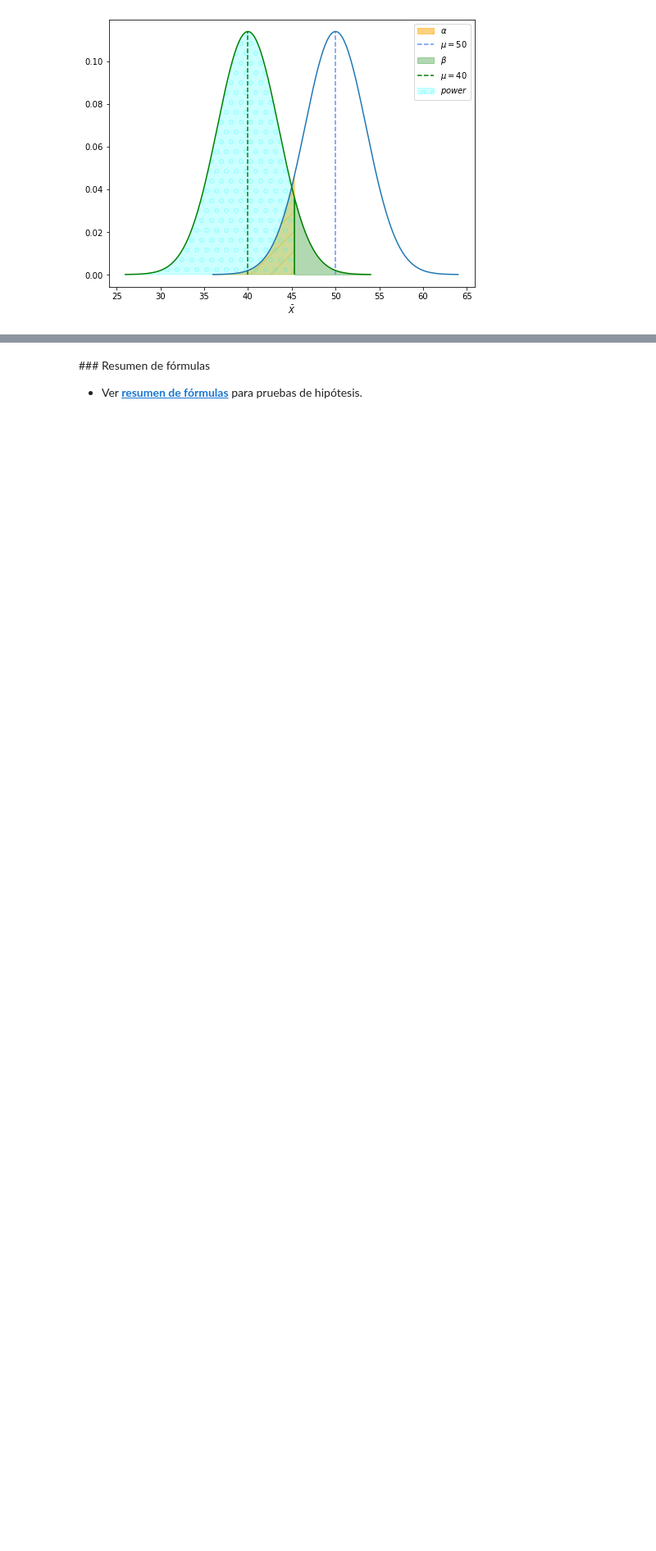
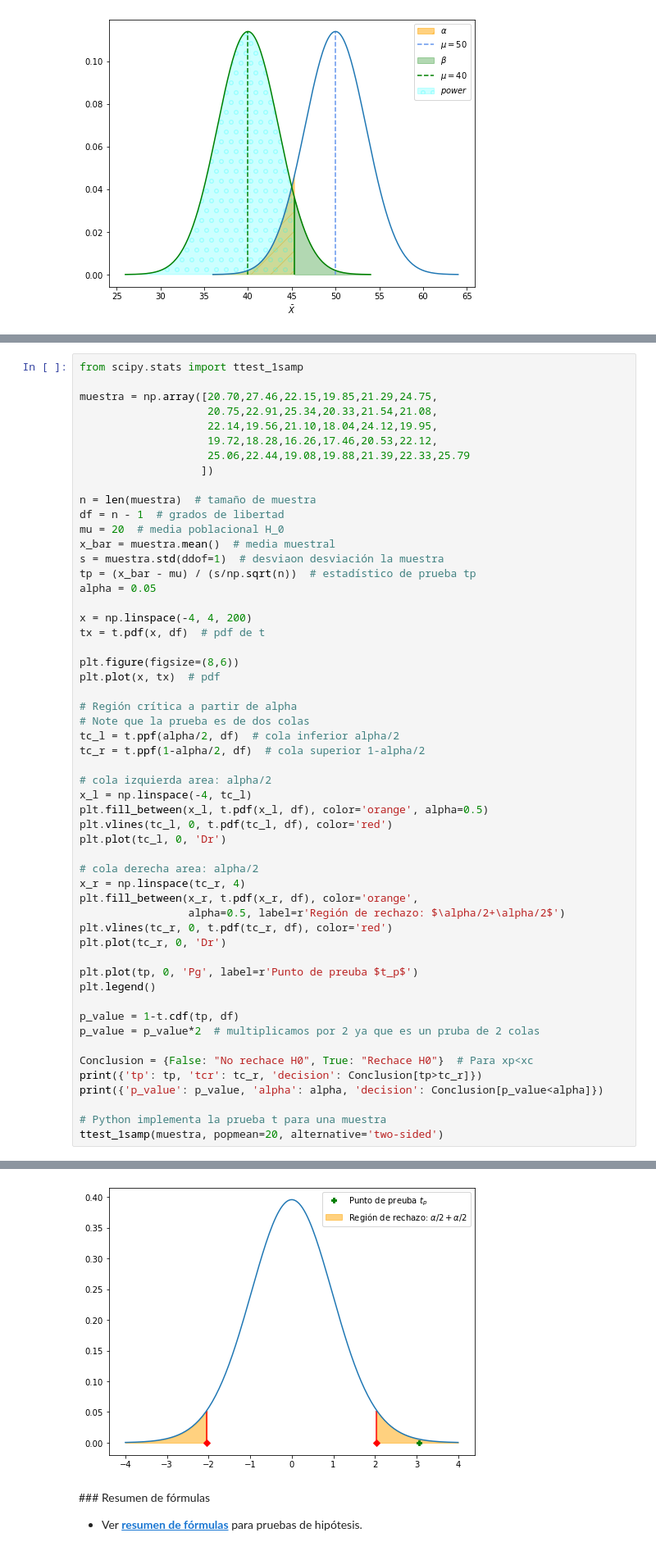
Before and after one commit to marsgr6/EN-online, a Jupyter notebook: statistical_inference.ipynb, the cells around one changed output, grey strips where cells are left out. Shown at 82% size. Cells and saved outputs as stored; diff of their text form; blank space fills up the shorter version.

```diff
--- a/statistical_inference.ipynb
+++ b/statistical_inference.ipynb
@@ -1920,0 +2017,55 @@ beta = 1-norm.cdf(xc, mu1, se)
+# %%
+from scipy.stats import ttest_1samp
+
+muestra = np.array([20.70,27.46,22.15,19.85,21.29,24.75,
+                    20.75,22.91,25.34,20.33,21.54,21.08,
+                    22.14,19.56,21.10,18.04,24.12,19.95,
+                    19.72,18.28,16.26,17.46,20.53,22.12,
+                    25.06,22.44,19.08,19.88,21.39,22.33,25.79
+                   ])
+
+n = len(muestra)  # tamaño de muestra
+df = n - 1  # grados de libertad
+mu = 20  # media poblacional H_0
+x_bar = muestra.mean()  # media muestral
+s = muestra.std(ddof=1)  # desviaon desviación la muestra
+tp = (x_bar - mu) / (s/np.sqrt(n))  # estadístico de prueba tp
+alpha = 0.05
+
+x = np.linspace(-4, 4, 200)
+tx = t.pdf(x, df)  # pdf de t
+
+plt.figure(figsize=(8,6))
+plt.plot(x, tx)  # pdf
+
+# Región crítica a partir de alpha
+# Note que la prueba es de dos colas
+tc_l = t.ppf(alpha/2, df)  # cola inferior alpha/2
+tc_r = t.ppf(1-alpha/2, df)  # cola superior 1-alpha/2
+
+# cola izquierda area: alpha/2
+x_l = np.linspace(-4, tc_l)
+plt.fill_between(x_l, t.pdf(x_l, df), color='orange', alpha=0.5)
+plt.vlines(tc_l, 0, t.pdf(tc_l, df), color='red')
+plt.plot(tc_l, 0, 'Dr')
+
+# cola derecha area: alpha/2
+x_r = np.linspace(tc_r, 4)
+plt.fill_between(x_r, t.pdf(x_r, df), color='orange',
+                 alpha=0.5, label=r'Región de rechazo: $\alpha/2+\alpha/2$')
+plt.vlines(tc_r, 0, t.pdf(tc_r, df), color='red')
+plt.plot(tc_r, 0, 'Dr')
+
+plt.plot(tp, 0, 'Pg', label=r'Punto de preuba $t_p$')
+plt.legend()
+
+p_value = 1-t.cdf(tp, df)
+p_value = p_value*2  # multiplicamos por 2 ya que es un pruba de 2 colas
+
+Conclusion = {False: "No rechace H0", True: "Rechace H0"}  # Para xp<xc
+print({'tp': tp, 'tcr': tc_r, 'decision': Conclusion[tp>tc_r]})
+print({'p_value': p_value, 'alpha': alpha, 'decision': Conclusion[p_value<alpha]})
+
+# Python implementa la prueba t para una muestra
+ttest_1samp(muestra, popmean=20, alternative='two-sided')
+# %% [output]
@@ -1921,3 +2075,4 @@ beta = 1-norm.cdf(xc, mu1, se)
+[figure, added]
 # %% [markdown]
 ### Resumen de fórmulas
 
```
Also changed, not shown: parts of 11 cells of this notebook, 2 other files.
